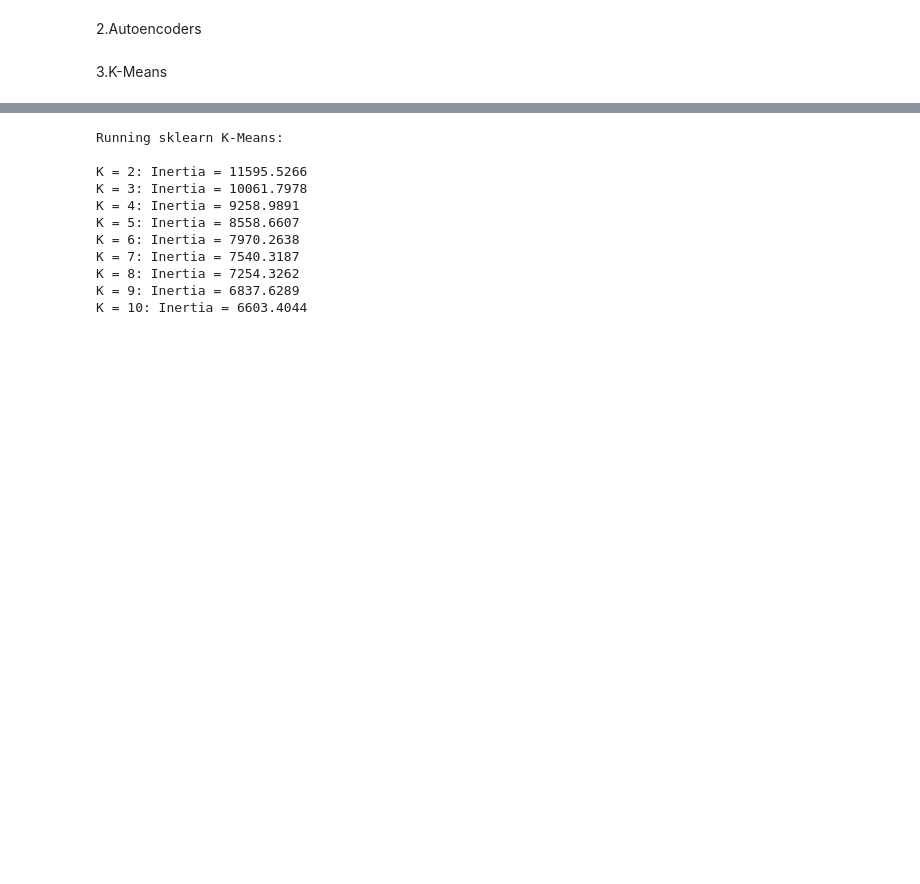
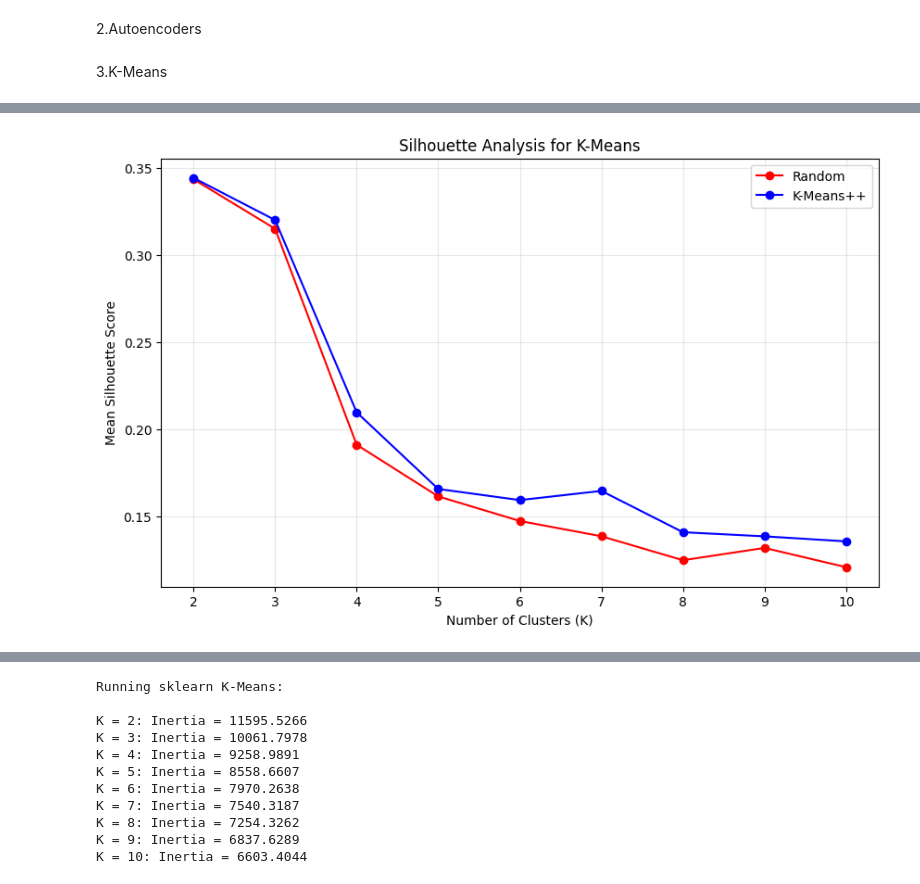
Before and after one commit to mirollawa2l/Unsupervised-Learning, a Jupyter notebook: Implementation.ipynb, the cells around one changed output, grey strips where cells are left out. Saved outputs shown, nothing was run; the diff lists cells and outputs as text; code cells hidden in the pictures; blank space fills up the shorter version.

```diff
--- a/Implementation.ipynb
+++ b/Implementation.ipynb
@@ -469,0 +489,13 @@ plt.show()
+# %%
+# Silhouette Analysis
+plt.figure(figsize=(10,6))
+plt.plot(k_vals, silhouette_scores_random, 'ro-', label='Random')
+plt.plot(k_vals, silhouette_scores_plusplus, 'bo-', label='K-Means++')
+plt.xlabel('Number of Clusters (K)')
+plt.ylabel('Mean Silhouette Score')
+plt.title('Silhouette Analysis for K-Means')
+plt.legend()
+plt.grid(True, alpha=0.3)
+plt.show()
+# %% [output]
+[figure, added]
```
Also changed, not shown: parts of 20 cells of this notebook.
